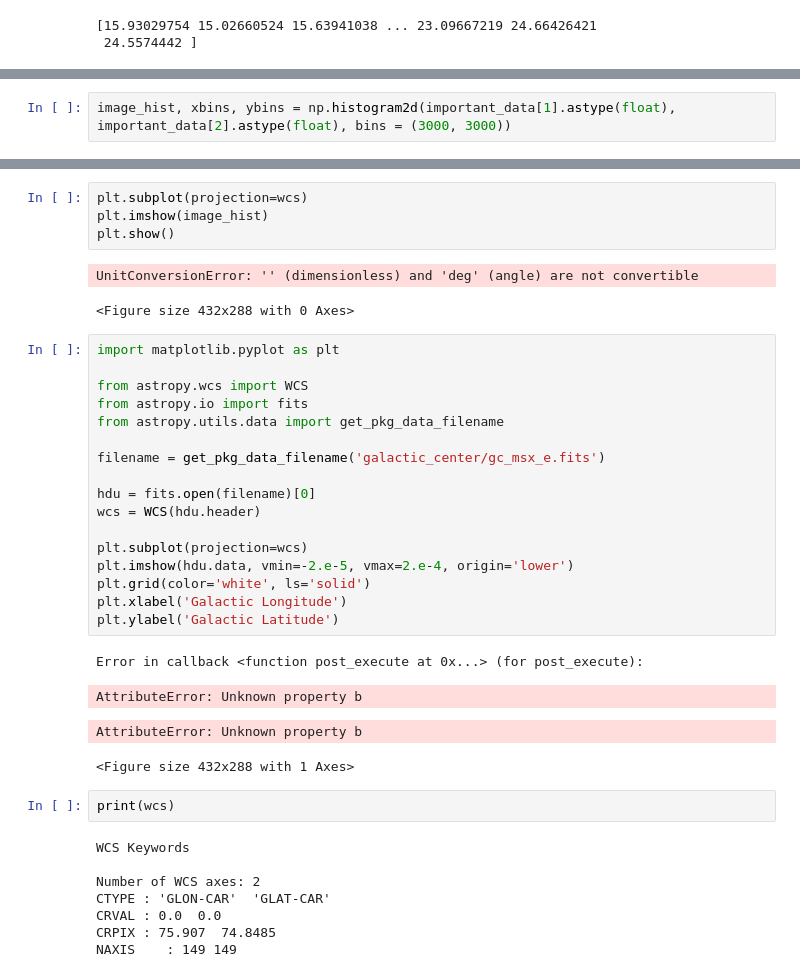
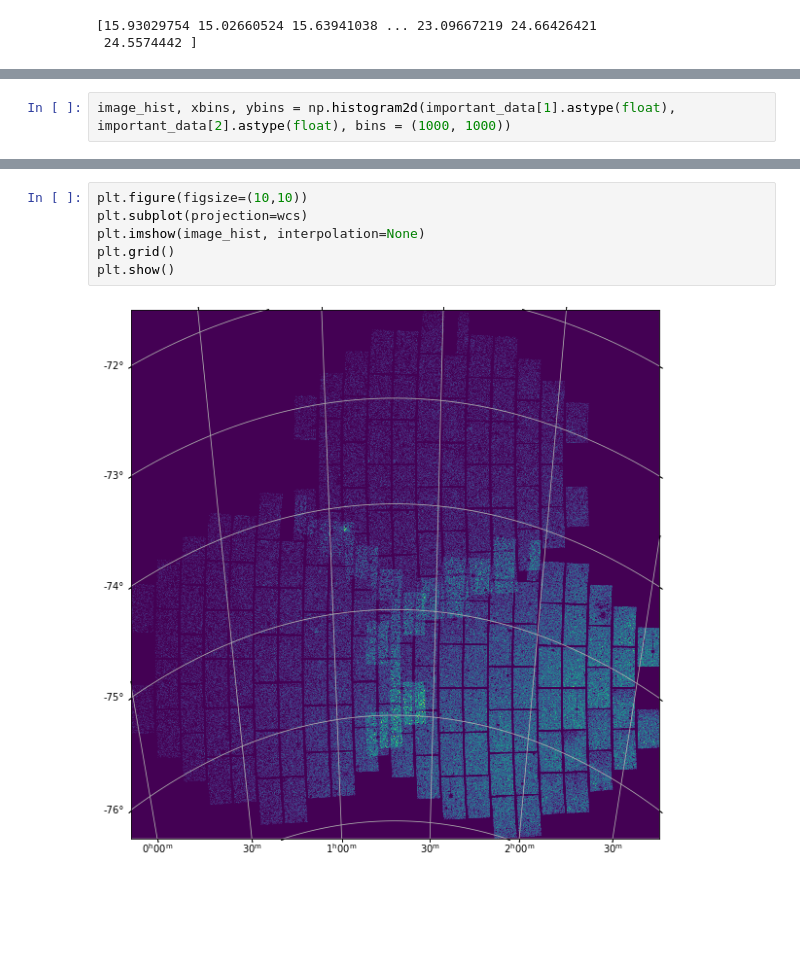
Before and after one commit to pmassana/SMASH_maps, a Jupyter notebook: SMC_map.ipynb, the cells around one changed output, grey strips where cells are left out. Drawn from its saved outputs; the diff is of its cells as text; blank space fills up the shorter version.

```diff
--- a/SMC_map.ipynb
+++ b/SMC_map.ipynb
@@ -143,2 +169,2 @@ print(important_data[1].astype(float))
 # %%
-image_hist, xbins, ybins = np.histogram2d(important_data[1].astype(float), important_data[2].astype(float), bins = (3000, 3000))
+image_hist, xbins, ybins = np.histogram2d(important_data[1].astype(float), important_data[2].astype(float), bins = (1000, 1000))
@@ -175,39 +213,8 @@ NAXIS    : 3000 3000
 # %%
+plt.figure(figsize=(10,10))
 plt.subplot(projection=wcs)
-plt.imshow(image_hist)
+plt.imshow(image_hist, interpolation=None)
+plt.grid()
 plt.show()
 # %% [output]
-UnitConversionError: '' (dimensionless) and 'deg' (angle) are not convertible
-<Figure size 432x288 with 0 Axes>
+[figure, added]
-# %%
-import matplotlib.pyplot as plt
-
-from astropy.wcs import WCS
-from astropy.io import fits
-from astropy.utils.data import get_pkg_data_filename
-
-filename = get_pkg_data_filename('galactic_center/gc_msx_e.fits')
-
-hdu = fits.open(filename)[0]
-wcs = WCS(hdu.header)
-
-plt.subplot(projection=wcs)
-plt.imshow(hdu.data, vmin=-2.e-5, vmax=2.e-4, origin='lower')
-plt.grid(color='white', ls='solid')
-plt.xlabel('Galactic Longitude')
-plt.ylabel('Galactic Latitude')
-# %% [output]
-Error in callback <function post_execute at 0x...> (for post_execute):
-AttributeError: Unknown property b
-AttributeError: Unknown property b
-<Figure size 432x288 with 1 Axes>
-# %%
-print(wcs)
-# %% [output]
-WCS Keywords
-
-Number of WCS axes: 2
-CTYPE : 'GLON-CAR'  'GLAT-CAR'
-CRVAL : 0.0  0.0
-CRPIX : 75.907  74.8485
-NAXIS    : 149 149
```
Also changed, not shown: parts of 11 cells of this notebook.
